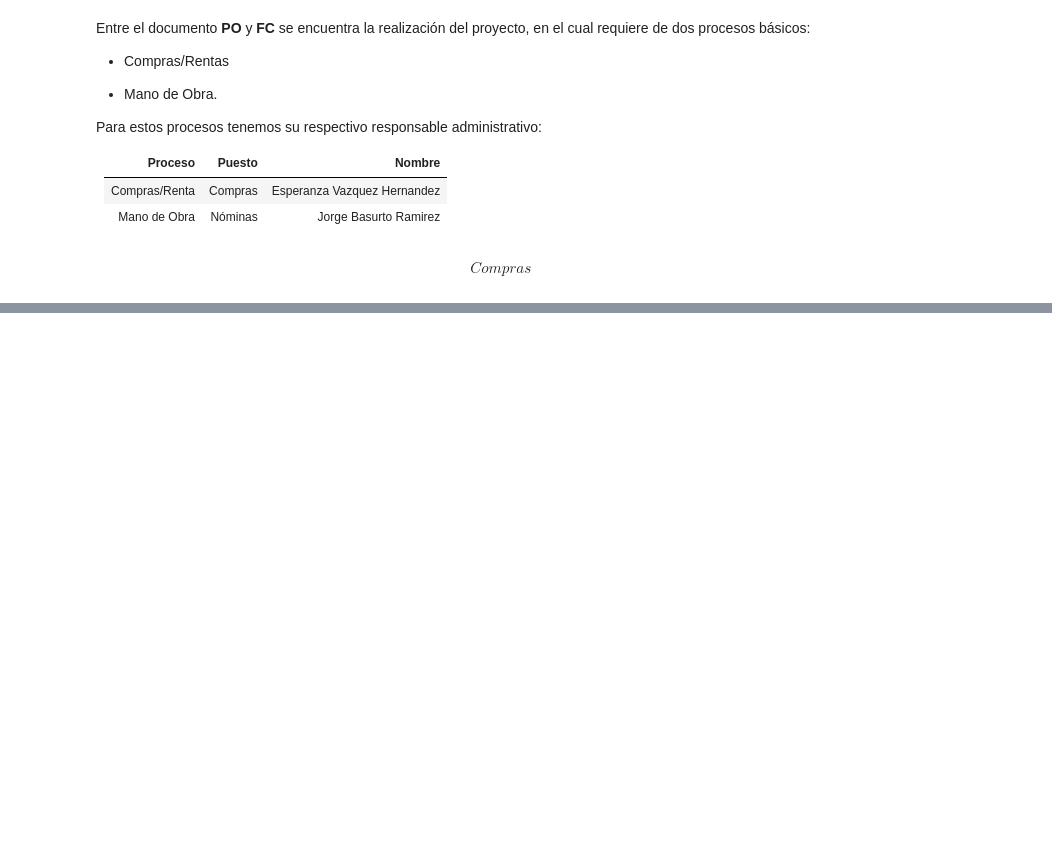
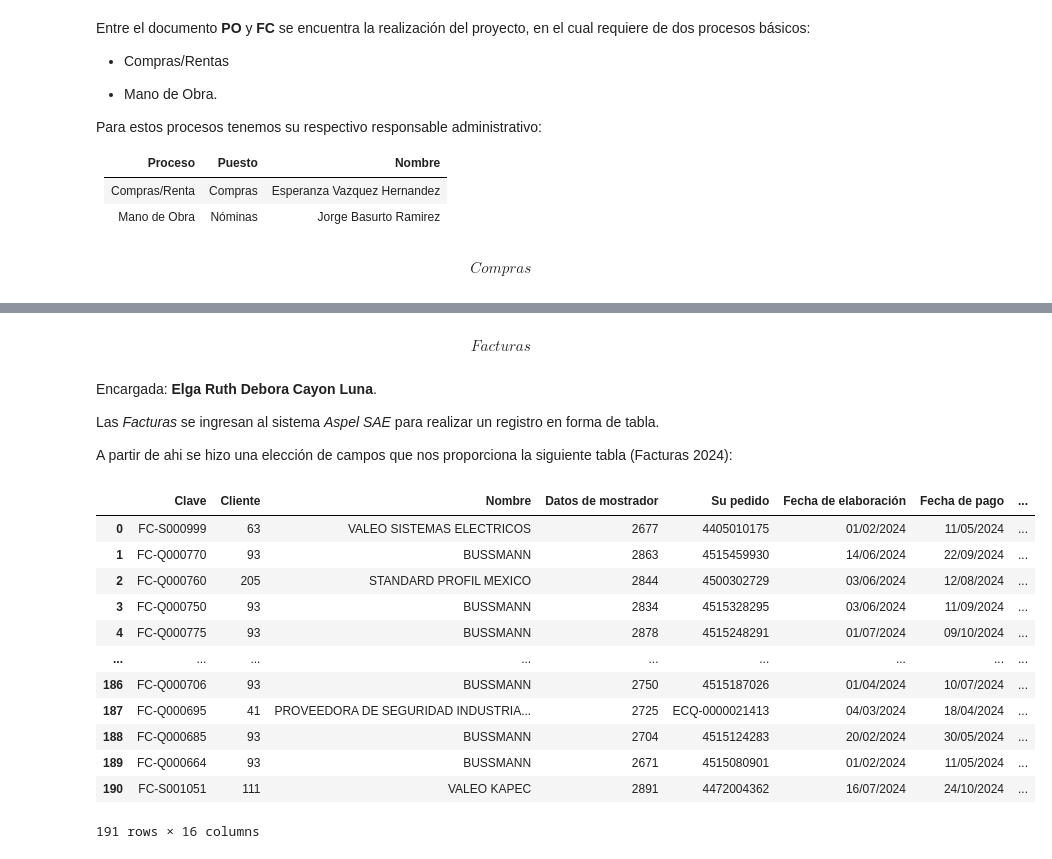
Before and after one commit to Samaelthecreator/DataEngineer, a Jupyter notebook: DataWarehouseSITEC.ipynb, the cells around one changed output, grey strips where cells are left out. Cells and saved outputs as stored; diff of their text form; code cells hidden in the pictures; blank space fills up the shorter version.

```diff
--- a/DataWarehouseSITEC.ipynb
+++ b/DataWarehouseSITEC.ipynb
@@ -173,0 +248,26 @@ información complementaria:
+# %% [markdown]
+$$\,\,\,\,\,\,\,\textit{Facturas}$$
+# %% [markdown]
+Encargada: **Elga Ruth Debora Cayon Luna**.
+
+Las *Facturas* se ingresan al sistema *Aspel SAE* para realizar un registro en forma de tabla.
+
+A partir de ahi se hizo una elección de campos que nos proporciona la siguiente tabla (Facturas 2024):
+# %%
+Facturas = pd.read_excel('C://Users//52473//OneDrive//Documentos//SITEC//2024//Facturas.xls')
+
+Facturas
+# %% [output]
+|  | Clave | Cliente | Nombre | Datos de mostrador | Su pedido | Fecha de elaboración | Fecha de pago | ... |
+| 0 | FC-S000999 | 63 | VALEO SISTEMAS ELECTRICOS | 2677 | 4405010175 | 01/02/2024 | 11/05/2024 | ... |
+| 1 | FC-Q000770 | 93 | BUSSMANN | 2863 | 4515459930 | 14/06/2024 | 22/09/2024 | ... |
+| 2 | FC-Q000760 | 205 | STANDARD PROFIL MEXICO | 2844 | 4500302729 | 03/06/2024 | 12/08/2024 | ... |
+| 3 | FC-Q000750 | 93 | BUSSMANN | 2834 | 4515328295 | 03/06/2024 | 11/09/2024 | ... |
+| 4 | FC-Q000775 | 93 | BUSSMANN | 2878 | 4515248291 | 01/07/2024 | 09/10/2024 | ... |
+| ... | ... | ... | ... | ... | ... | ... | ... | ... |
+| 186 | FC-Q000706 | 93 | BUSSMANN | 2750 | 4515187026 | 01/04/2024 | 10/07/2024 | ... |
+| 187 | FC-Q000695 | 41 | PROVEEDORA DE SEGURIDAD INDUSTRIA... | 2725 | ECQ-0000021413 | 04/03/2024 | 18/04/2024 | ... |
+| 188 | FC-Q000685 | 93 | BUSSMANN | 2704 | 4515124283 | 20/02/2024 | 30/05/2024 | ... |
+| 189 | FC-Q000664 | 93 | BUSSMANN | 2671 | 4515080901 | 01/02/2024 | 11/05/2024 | ... |
+| 190 | FC-S001051 | 111 | VALEO KAPEC | 2891 | 4472004362 | 16/07/2024 | 24/10/2024 | ... |
+191 rows × 16 columns
```
Also changed, not shown: parts of 13 cells of this notebook.
